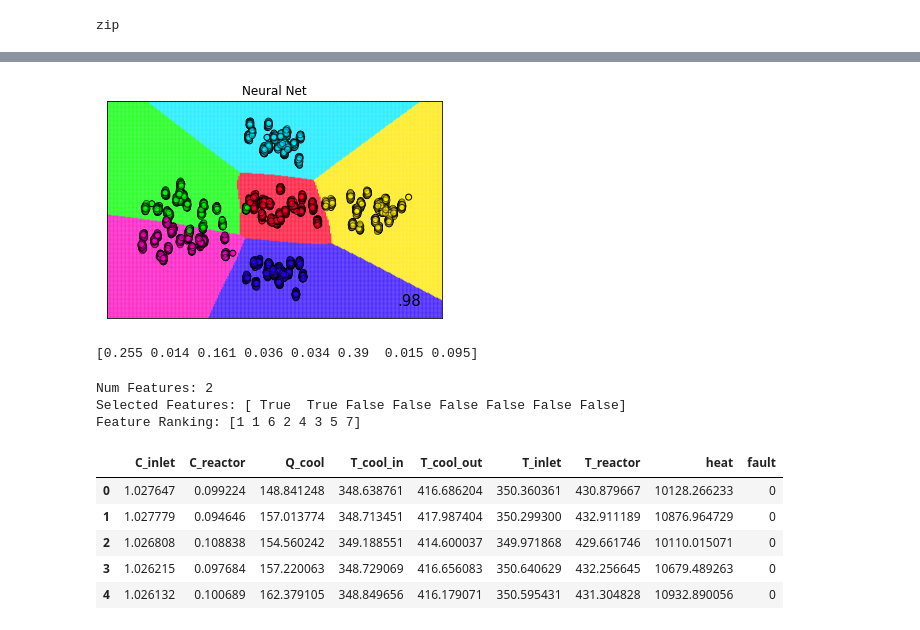
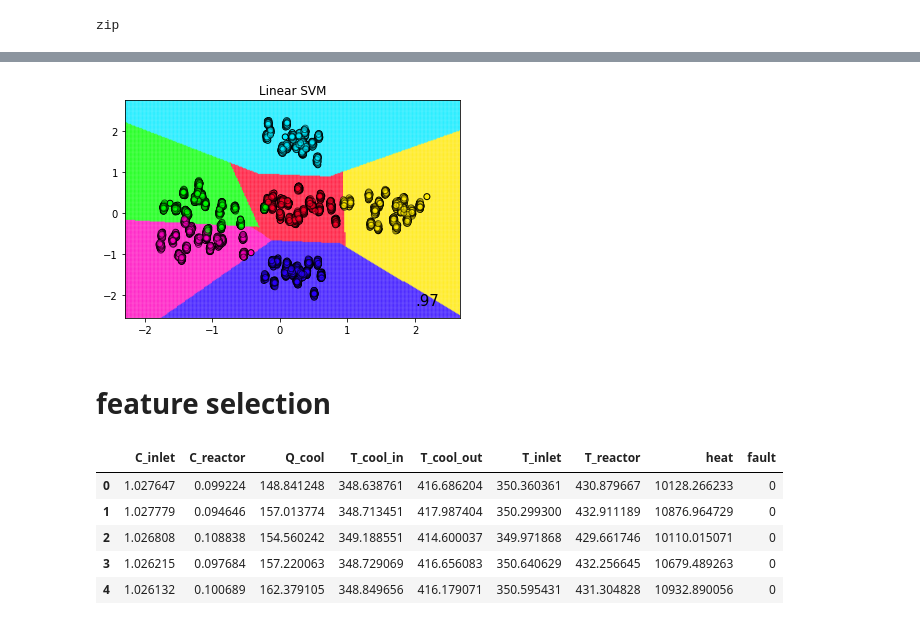
Before and after one commit to someoneinthecrowd/CSTR-chemical-timeseries, a Jupyter notebook: Final AI.ipynb, the cells around one changed output, grey strips where cells are left out. Saved outputs shown, nothing was run; the diff lists cells and outputs as text; code cells hidden in the pictures.

```diff
--- a/Final AI.ipynb
+++ b/Final AI.ipynb
@@ -204,38 +204,38 @@ classifiers = [
     GaussianNB(),
      QuadraticDiscriminantAnalysis()]
 
-names = ["Neural Net"]
+names = ["Linear SVM"]
 classifiers = [
-MLPClassifier(alpha=1, max_iter=1000)
+ SVC(kernel="linear", C=0.025),
    ]
 
 
 figure = plt.figure()
 for name, clf in zip(names, classifiers):
     ax = plt.subplot()
     clf.fit(X_train, y_train)
     score = clf.score(X_test, y_test)
     #if hasattr(clf, "decision_function"):
      #   Z = clf.decision_function(np.c_[xx.ravel(), yy.ravel()])
     #else:
      #   Z = clf.predict_proba(np.c_[xx.ravel(), yy.ravel()])[:, 5]
     Z = clf.predict(np.c_[xx.ravel(), yy.ravel()])
     Z = Z.reshape(xx.shape)
    # ax.contourf(xx, yy, Z, cmap=cm.gist_rainbow, alpha=.8)
     ax.scatter(xx.ravel(), yy.ravel(), c=Z.ravel(), cmap=cm.gist_rainbow, alpha=.8,s=0.2)
     ax.scatter(X_train[:, 0], X_train[:, 1], c=y_train, cmap=cm.gist_rainbow,
                edgecolors='k')
     ax.scatter(X_test[:, 0], X_test[:, 1], c=y_test, cmap=cm.gist_rainbow,
                edgecolors='k', alpha=0.6)
     ax.set_xlim(xx.min(), xx.max())
     ax.set_ylim(yy.min(), yy.max())
-    ax.set_xticks(())
-    ax.set_yticks(())
+    #ax.set_xticks(())
+    #ax.set_yticks(())
     ax.set_title(name)
     ax.text(xx.max() - .3, yy.min() + .3, ('%.2f' % score).lstrip('0'),
                 size=15, horizontalalignment='right')
 
 #plt.tight_layout()
 #plt.show()
 # %% [output]
-[figure, old version]
+[figure, new version]
@@ -244,32 +242,5 @@ array=data.values
-# %%
-from pandas import read_csv
-from sklearn.ensemble import ExtraTreesClassifier
-
-array=data.values
-X = array[:,0:8]
-Y = array[:,8]
-# feature extraction
-model = ExtraTreesClassifier(n_estimators=10)
-model.fit(X, Y)
-print(model.feature_importances_)
-# %% [output]
-[0.255 0.014 0.161 0.036 0.034 0.39  0.015 0.095]
-# %%
-from sklearn.feature_selection import RFE
-from sklearn.linear_model import LogisticRegression
-X = array[:,0:8]
-Y = array[:,8]
-# feature extraction
-model = LogisticRegression(solver='lbfgs')
-rfe = RFE(model, 2)
-fit = rfe.fit(X, Y)
-print("Num Features: %d" % fit.n_features_)
-print("Selected Features: %s" % fit.support_)
-print("Feature Ranking: %s" % fit.ranking_)
-# %% [output]
-Num Features: 2
-Selected Features: [ True  True False False False False False False]
-Feature Ranking: [1 1 6 2 4 3 5 7]
+# %% [markdown]
+# feature selection
 # %%
 data.head()
 # %% [output]
```
Also changed, not shown: parts of 6 cells of this notebook.
